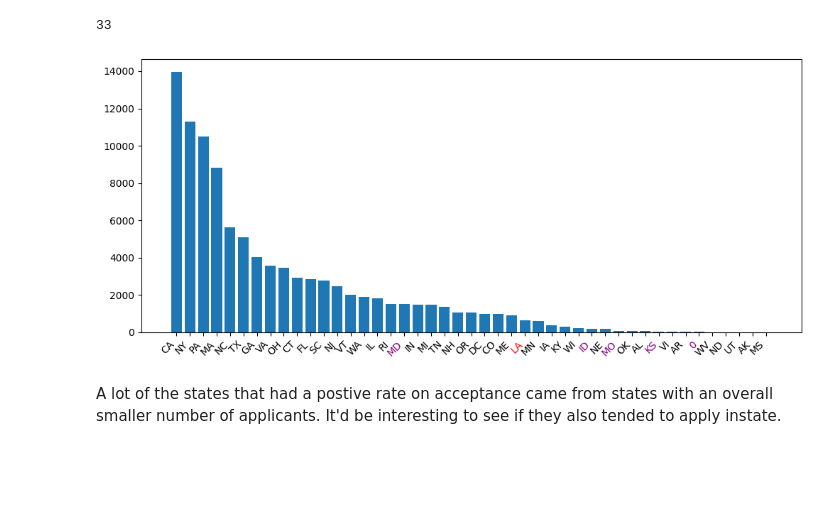
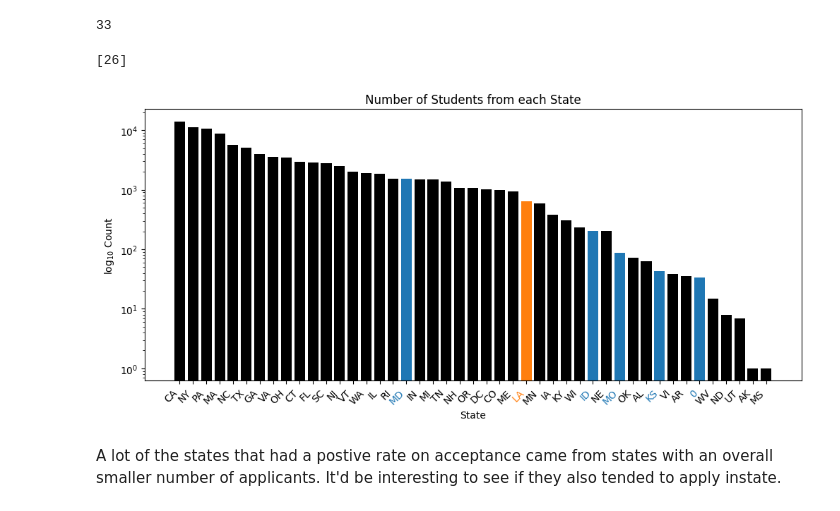
Before and after one commit to Christheoneoneil/stat330_final, a Jupyter notebook: notebooks/02.00-maj-logistic-regression.ipynb, the cells around one changed output. Drawn from its saved outputs; the diff is of its cells as text; code cells hidden in the pictures; blank space fills up the shorter version.

```diff
--- a/notebooks/02.00-maj-logistic-regression.ipynb
+++ b/notebooks/02.00-maj-logistic-regression.ipynb
@@ -42,12 +48,16 @@ g(p_i) &= \eta_i = \sum_{i=1}^k x_{ij} \beta_j \\
 \end{align*}
 # %%
 # Normalize the data
-n = X.shape[0]
-k = X.shape[1]
-X_std = np.zeros((n,k))
-for i in range(k):
+X_std = np.zeros(X.shape)
+for i in range(X.shape[1]):
     X_std[:, i] = (X[:,i] - X[:,i].mean()) / X[:, i].std()
-X_std = np.concatenate((np.ones((n,1)), X_std), axis=1)
+
+# Make sure all columns are standardized properly
+for i in range(X_std.shape[1]):
+    assert np.round(X_std[:,i].mean(), 2) == 0.00
+    assert np.round(X_std[:,i].std(), 2) == 1.00
+
+X_std = np.concatenate((np.ones((X_std.shape[0],1)), X_std), axis=1)
 # %%
 model_code = """
 data {
@@ -532,23 +588,36 @@ Top 5 negative features
 list(x).index("MO")
 # %% [output]
 33
+# %%
+x = df['State'].value_counts().index
+bottom_states = [list(x).index(i) for i in ["LA"]]
+bottom_states
+# %% [output]
+[26]
 # %%
 x = df['State'].value_counts().index
-top_states = [list(x).index(i) for i in ["MO", "0", "MD", "KS", "ID"]]
 bottom_states = [list(x).index(i) for i in ["LA"]]
+top_states = ["MO", "0", "MD", "KS", "ID"]
+colors = ['C0' if i in top_states else 'k' for i in x]
+colors[bottom_states[0]] = 'C1'
 y = df['State'].value_counts().values
 
 fig, ax = plt.subplots(1, 1, figsize=(12,5))
 plt.sca(ax)
-plt.bar(x, y)
+plt.bar(x, y, color=colors)
 plt.xticks(rotation=45, ha='right')
+top_states = [list(x).index(i) for i in ["MO", "0", "MD", "KS", "ID"]]
 for i in top_states:
-    ax.get_xticklabels()[i].set_color("purple")
+    ax.get_xticklabels()[i].set_color("C0")
 for i in bottom_states:
-    ax.get_xticklabels()[i].set_color("red")
+    ax.get_xticklabels()[i].set_color("C1")
+plt.yscale('log')
+plt.title("Number of Students from each State")
+plt.ylabel("$\log_{10}$ Count")
+plt.xlabel("State")
 plt.show();
 # %% [output]
-[figure, old version]
+[figure, new version]
 # %% [markdown]
 A lot of the states that had a postive rate on acceptance came from states with an overall smaller number of applicants.
 It'd be interesting to see if they also tended to apply instate.
```
Also changed, not shown: parts of 18 cells of this notebook, 11 other files.
